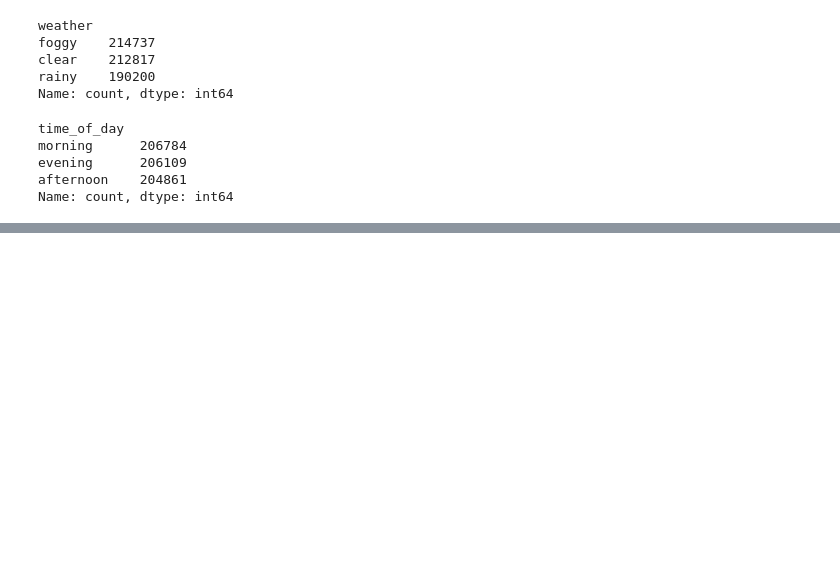
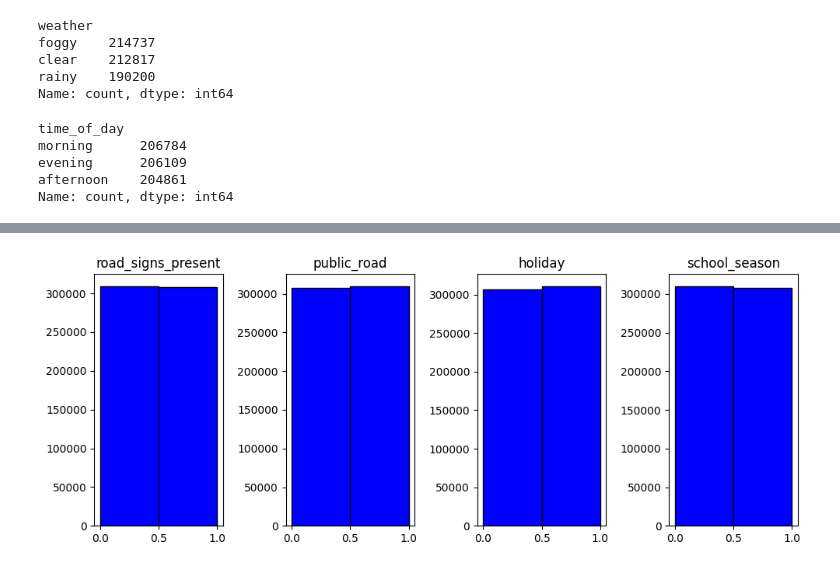
Before and after one commit to Arpit2744/Predicting-Road-Accident-Risk, a Jupyter notebook: notebook/model.ipynb, the cells around one changed output, grey strips where cells are left out. Drawn from its saved outputs; the diff is of its cells as text; code cells hidden in the pictures; blank space fills up the shorter version.

```diff
--- a/notebook/model.ipynb
+++ b/notebook/model.ipynb
@@ -143,0 +176,29 @@ Name: count, dtype: int64
+# %%
+#road_signs_present,public_road,holiday,school_season
+#following feature need to be encode with "One-Hot Encodeing"
+# True → 1, False → 0
+road_signs_present_encoded = [int(x) for x in full_train_df["road_signs_present"]]
+public_road_encoded = [int(x) for x in full_train_df["public_road"]]
+holiday_encoded = [int(x) for x in full_train_df["holiday"]]
+school_season_encoded = [int(x) for x in full_train_df["school_season"]]
+# %%
+# Create subplots
+fig, axs = plt.subplots(1, 4, figsize=(10, 4))  # 1 row, 4 columns
+
+axs[0].hist(road_signs_present_encoded, bins=2, color='blue', edgecolor='black')
+axs[0].set_title('road_signs_present')
+
+axs[1].hist(public_road_encoded, bins=2, color='blue', edgecolor='black')
+axs[1].set_title('public_road')
+
+axs[2].hist(holiday_encoded, bins=2, color='blue', edgecolor='black')
+axs[2].set_title('holiday')
+
+axs[3].hist(school_season_encoded, bins=2, color='blue', edgecolor='black')
+axs[3].set_title('school_season')
+
+#accident_risk, num_reported_accidents
+plt.tight_layout()
+plt.show()
+# %% [output]
+[figure, added]
```
Also changed, not shown: parts of 8 cells of this notebook, 1 other file.
